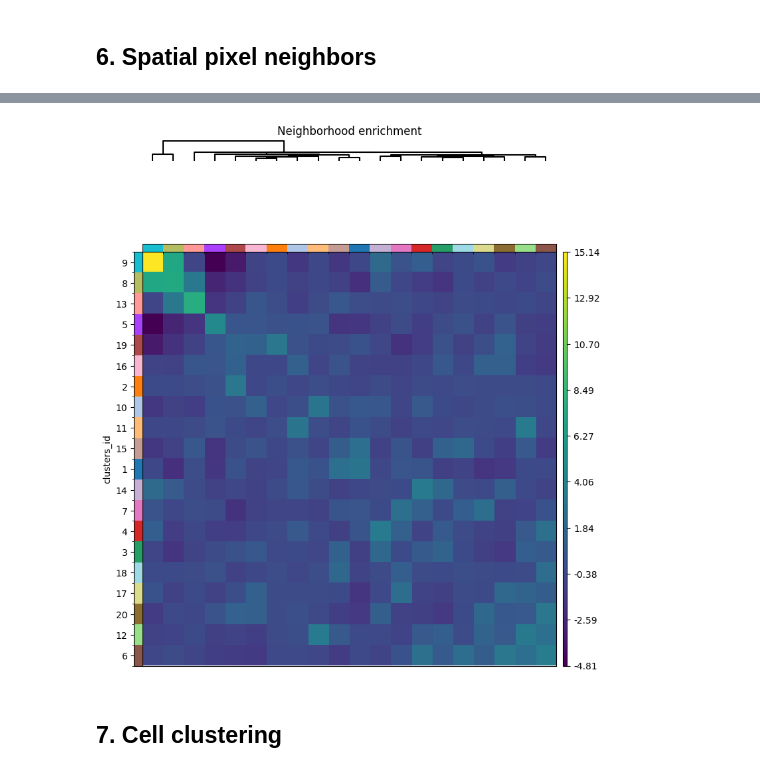
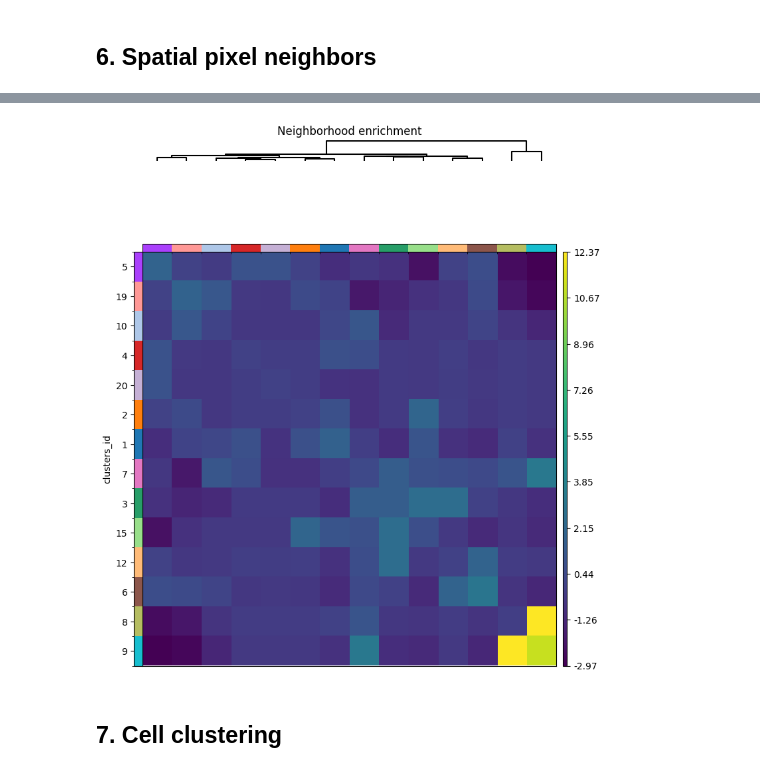
Before and after one commit to saeyslab/harpy, a Jupyter notebook: docs/tutorials/general/FlowSOM_for_pixel_and_cell_clustering.ipynb, the cells around one changed output, grey strips where cells are left out. Saved outputs shown, nothing was run; the diff lists cells and outputs as text; code cells hidden in the pictures.

```diff
--- a/docs/tutorials/general/FlowSOM_for_pixel_and_cell_clustering.ipynb
+++ b/docs/tutorials/general/FlowSOM_for_pixel_and_cell_clustering.ipynb
@@ -226,7 +226,7 @@ import squidpy as sq
 
 key_added = "clusters_id"
 
-adata=hp.tb.spatial_pixel_neighbors( sdata, labels_layer="raw_image_fov0_flowsom_metaclusters", key_added=key_added, size=20, subset=None )
+adata=hp.tb.spatial_pixel_neighbors( sdata, labels_layer="raw_image_fov0_flowsom_metaclusters", key_added=key_added, mode="most_frequent", grid_type="hexagon", size=20, subset=None )
 
 adata.uns[f"{key_added}_nhood_enrichment"]["zscore"] = np.nan_to_num(adata.uns[f"{key_added}_nhood_enrichment"]["zscore"])
 sq.pl.nhood_enrichment(adata, cluster_key=key_added, method="ward", mode="zscore",figsize=(8,8))
@@ -234,4 +236,4 @@ sq.pl.nhood_enrichment(adata, cluster_key=key_added, method="ward", mode="zscore
-[figure, old version]
+[figure, new version]
 # %% [markdown]
 ## 7. Cell clustering
 # %%
```
Also changed, not shown: parts of 9 cells of this notebook.
